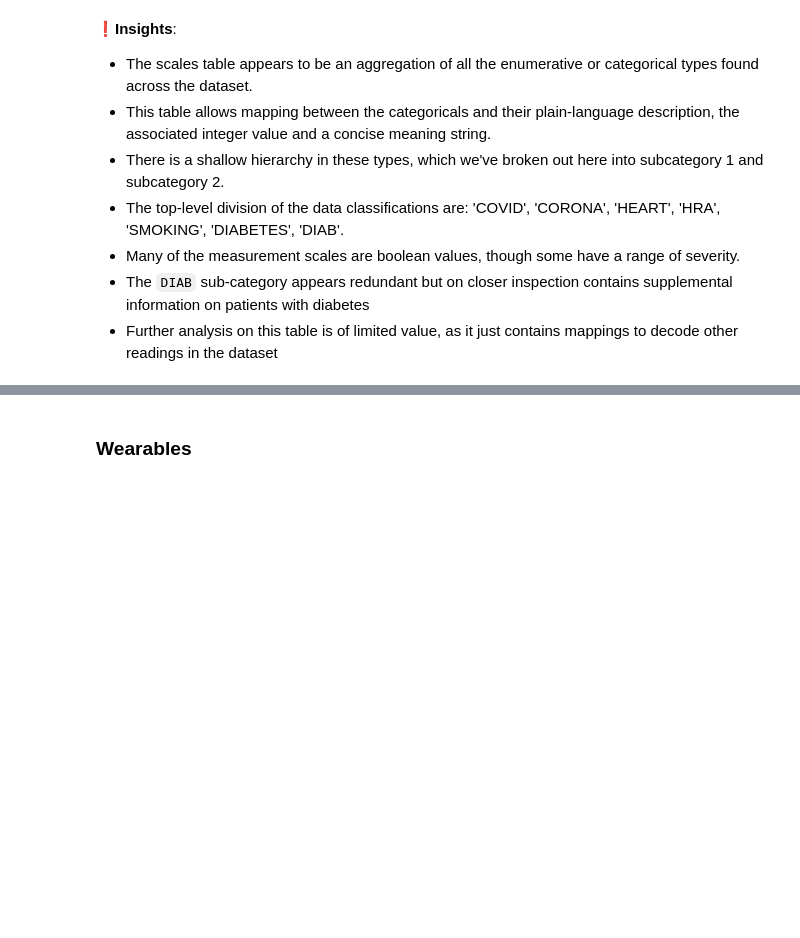
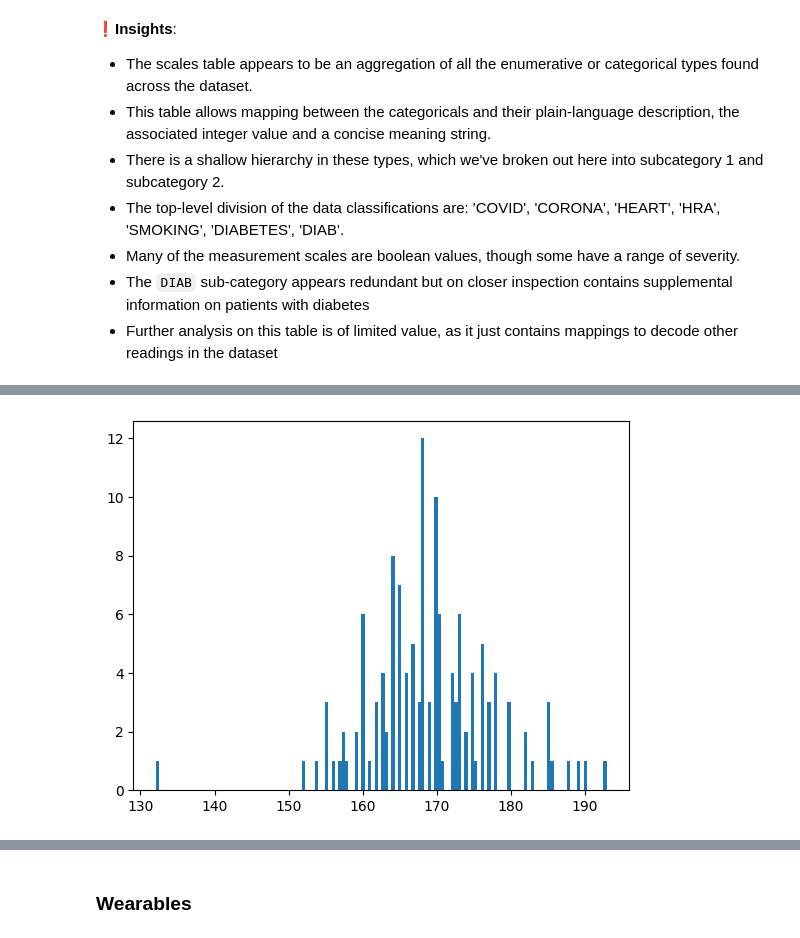
Before and after one commit to AIPI510/aipi510-fall24, a Jupyter notebook: ta4-trackstars.ipynb, the cells around one changed output, grey strips where cells are left out. Cells and saved outputs as stored; diff of their text form; code cells hidden in the pictures; blank space fills up the shorter version.

```diff
--- a/ta4-trackstars.ipynb
+++ b/ta4-trackstars.ipynb
@@ -222,0 +299,4 @@ dfs['weather'].describe()
+# %%
+_ = mpl.pyplot.hist(df['height'],bins=len(df))
+# %% [output]
+[figure, added]
```
Also changed, not shown: parts of 29 cells of this notebook.
